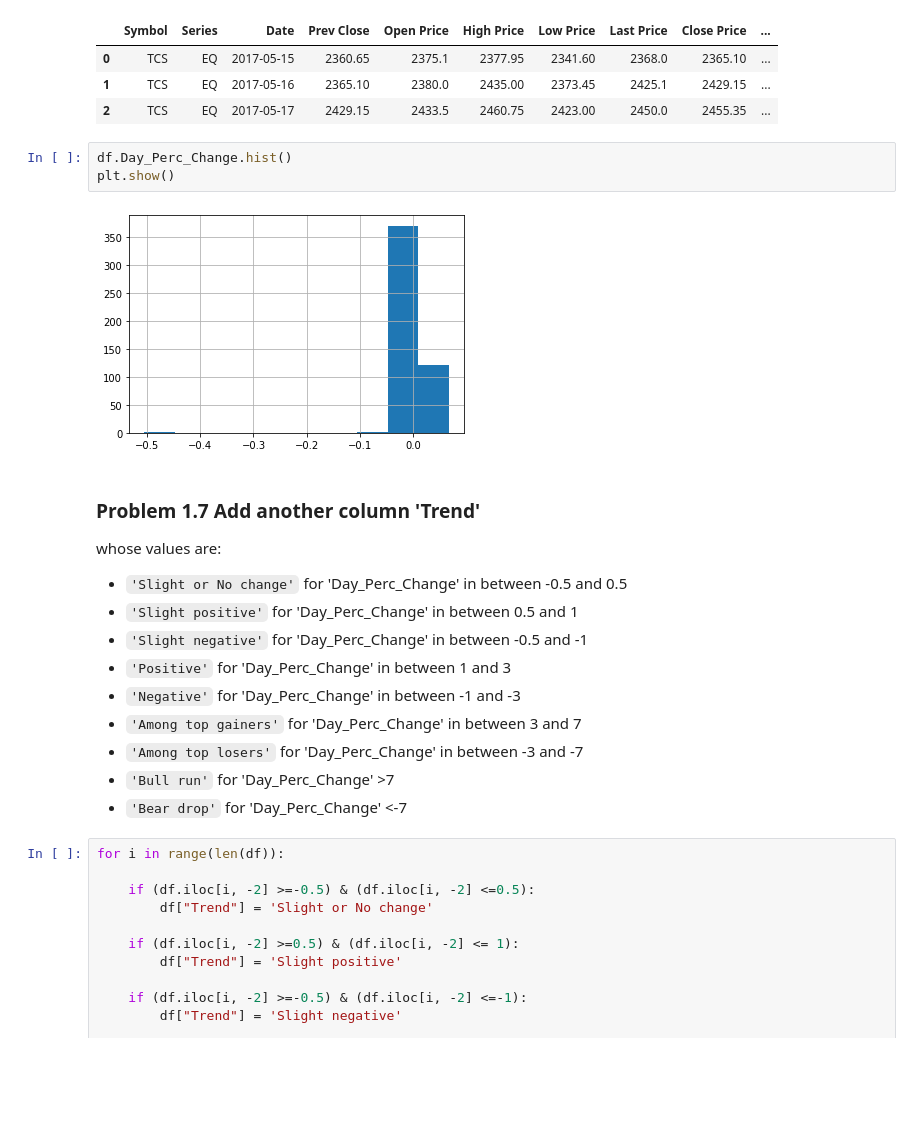
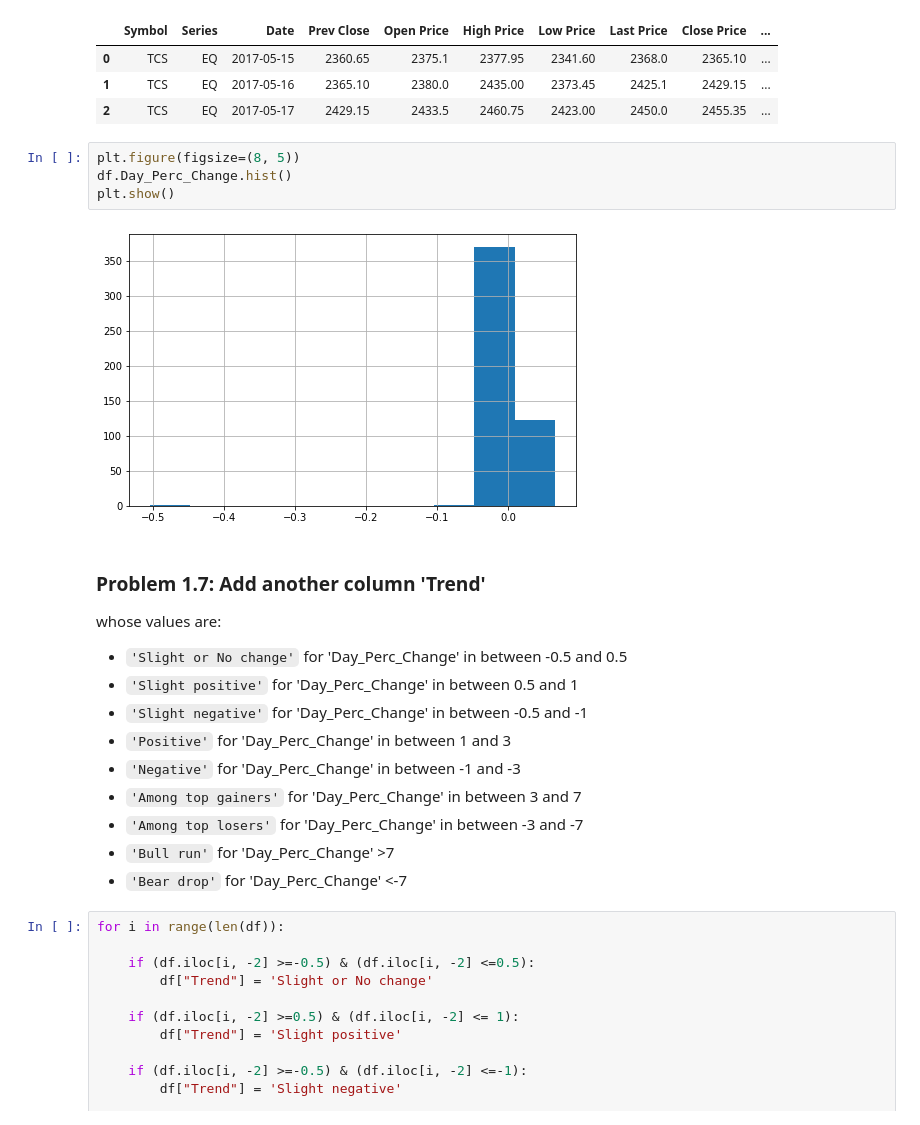
Before and after one commit to itsvivekghosh/aspiration.ai-ML_Internship-2020, a Jupyter notebook: Module 1/Week 2/Module1_Week2.ipynb, the cells around one changed output. Cells and saved outputs as stored; diff of their text form; blank space fills up the shorter version.

```diff
--- a/Module 1/Week 2/Module1_Week2.ipynb
+++ b/Module 1/Week 2/Module1_Week2.ipynb
@@ -343,12 +352,13 @@ df.head(3)
 | 1 | TCS | EQ | 2017-05-16 | 2365.10 | 2380.0 | 2435.00 | 2373.45 | 2425.1 | 2429.15 | ... |
 | 2 | TCS | EQ | 2017-05-17 | 2429.15 | 2433.5 | 2460.75 | 2423.00 | 2450.0 | 2455.35 | ... |
 # %%
+plt.figure(figsize=(8, 5))
 df.Day_Perc_Change.hist()
 plt.show()
 # %% [output]
-[figure, old version]
+[figure, new version]
 # %% [markdown]
-### Problem 1.7 Add another column 'Trend'
+### Problem 1.7: Add another column 'Trend'
 
 whose values are:
 - `'Slight or No change'` for 'Day_Perc_Change' in between -0.5 and 0.5
```
Also changed, not shown: parts of 17 cells of this notebook, 1 other file.
